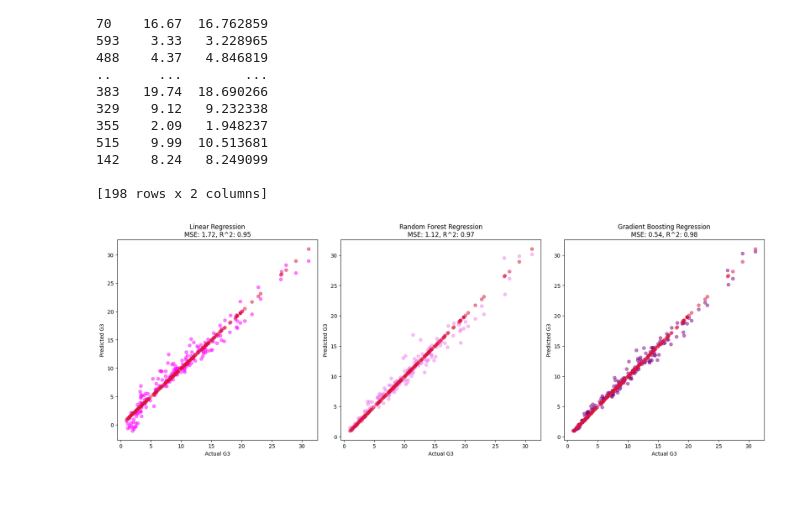
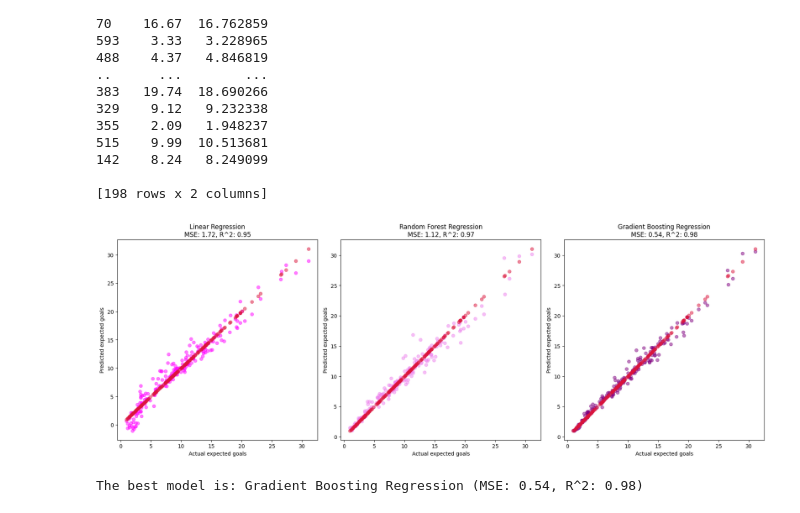
Before and after one commit to AbdelrahmanAboegela/DataScience-Projects-ML-Classification-and-Regression, a Jupyter notebook: NoteBooks/Football.ipynb, the cells around one changed output. Drawn from its saved outputs; the diff is of its cells as text; code cells hidden in the pictures.

```diff
--- a/NoteBooks/Football.ipynb
+++ b/NoteBooks/Football.ipynb
@@ -499,33 +501,47 @@ R-squared: 0.9848951468908779
 # %%
 plt.figure(figsize=(18, 12))
 
 # Plot actual vs. predicted values for Linear Regression
 
 plt.subplot(2, 3, 1)
 plt.scatter(y_test, y_pred_linear, color='magenta', alpha=0.5)
 plt.scatter(y_test, y_test, color='crimson', alpha=0.5, label='Actual')
-plt.xlabel('Actual G3')
-plt.ylabel('Predicted G3')
+plt.xlabel('Actual expected goals')
+plt.ylabel('Predicted expected goals')
 plt.title('Linear Regression\nMSE: {:.2f}, R^2: {:.2f}'.format(mse_linear, r2_linear))
 
 # Plot actual vs. predicted values for Random Forest Regression
 plt.subplot(2, 3, 2)
 plt.scatter(y_test, y_pred_rf, color='violet', alpha=0.5)
 plt.scatter(y_test, y_test, color='crimson', alpha=0.5, label='Actual')
-plt.xlabel('Actual G3')
-plt.ylabel('Predicted G3')
+plt.xlabel('Actual expected goals')
+plt.ylabel('Predicted expected goals')
 plt.title('Random Forest Regression\nMSE: {:.2f}, R^2: {:.2f}'.format(mse_rf, r2_rf))
 
 # Plot actual vs. predicted values for Gradient Boosting Regression
 plt.subplot(2, 3, 3)
 plt.scatter(y_test, y_pred_gb, color='purple', alpha=0.5)
 plt.scatter(y_test, y_test, color='crimson', alpha=0.5, label='Actual')
-plt.xlabel('Actual G3')
-plt.ylabel('Predicted G3')
+plt.xlabel('Actual expected goals')
+plt.ylabel('Predicted expected goals')
 plt.title('Gradient Boosting Regression\nMSE: {:.2f}, R^2: {:.2f}'.format(mse_gb, r2_gb))
 
 
 plt.tight_layout()
 plt.show()
 # %% [output]
-[figure, old version]
+[figure, new version]
+# %%
+models = {
+    'Linear Regression': (mse_linear, r2_linear, y_pred_linear),
+    'Random Forest Regression': (mse_rf, r2_rf, y_pred_rf),
+    'Gradient Boosting Regression': (mse_gb, r2_gb, y_pred_gb),
+}
+
+best_model_name = min(models, key=lambda x: (models[x][0], -models[x][1]))
+
+best_mse, best_r2, best_predictions = models[best_model_name]
+
+print(f"The best model is: {best_model_name} (MSE: {best_mse:.2f}, R^2: {best_r2:.2f})")
+# %% [output]
+The best model is: Gradient Boosting Regression (MSE: 0.54, R^2: 0.98)
```
Also changed, not shown: parts of 1 cell of this notebook.
